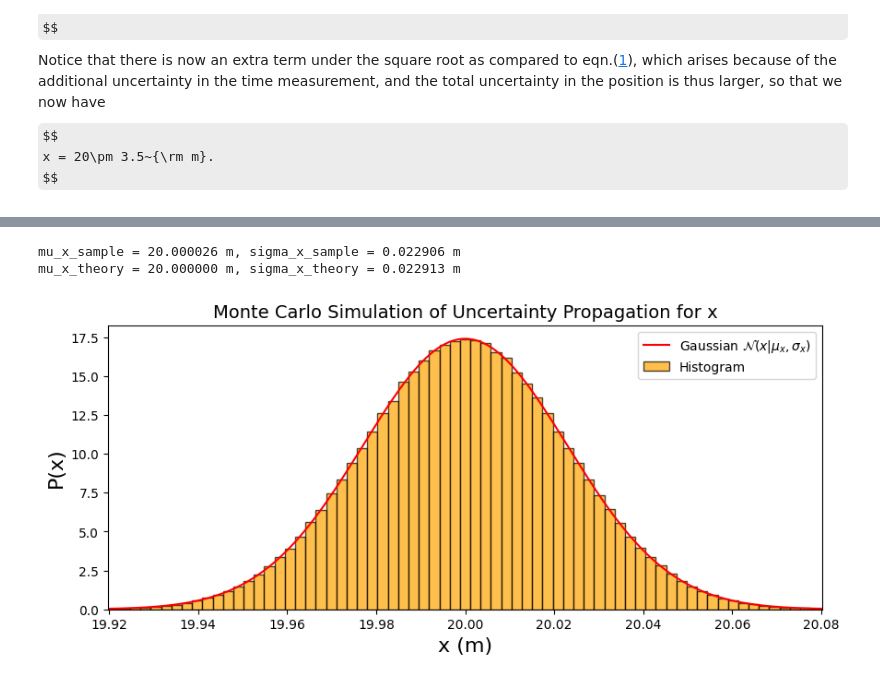
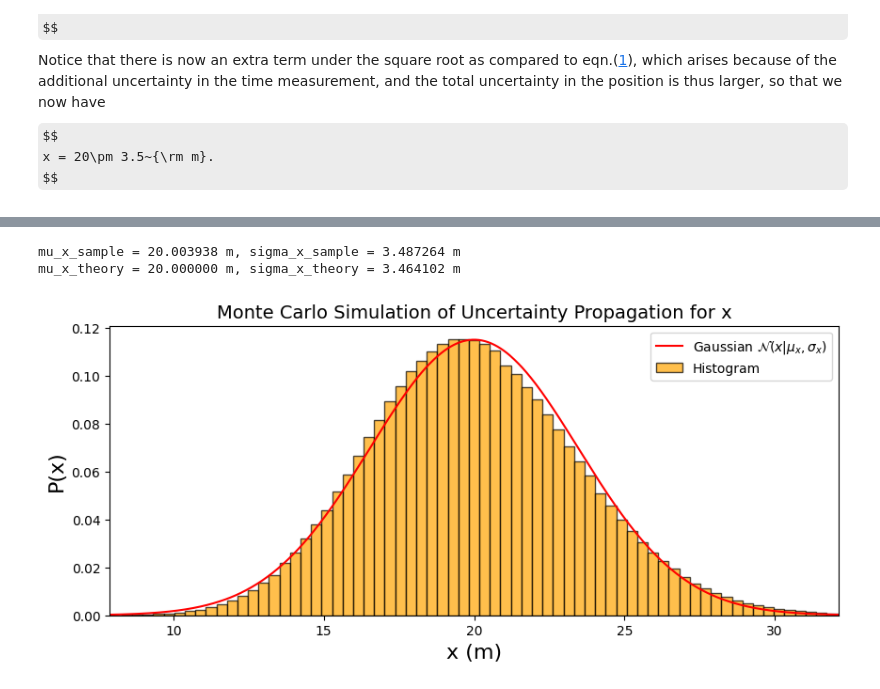
Before and after one commit to enigma-igm/Phys29_S24, a Jupyter notebook: Phys29/lectures/Week8/03_error_propagation.ipynb, the cells around one changed output, grey strips where cells are left out. Drawn from its saved outputs; the diff is of its cells as text; code cells hidden in the pictures; some formulas as TeX source.

```diff
--- a/Phys29/lectures/Week8/03_error_propagation.ipynb
+++ b/Phys29/lectures/Week8/03_error_propagation.ipynb
@@ -176,9 +176,9 @@ seed = 42
 rng = np.random.default_rng(seed)
 
 # Define the means and standard deviations of the distributions
-mu_x0, sigma_x0 = 10, 0.01 #2
-mu_v0, sigma_v0 = 5, 0.01  #1
-mu_t, sigma_t = 2, 1e-3 #0.4
+mu_x0, sigma_x0 = 10, 2
+mu_v0, sigma_v0 = 5, 1
+mu_t, sigma_t = 2, 0.4
 
 # Generate samples from the distributions
 x0_samples = rng.normal(mu_x0, sigma_x0, 1000000)
@@ -191,41 +191,40 @@ x_samples = x0_samples + v0_samples * t_samples
 # Calculate the mean and standard deviation derived from the
 # properties of the mean and variance operators
 mu_x_theory = mu_x0 + mu_v0 * mu_t
-sigma_x_theory = np.sqrt(sigma_x0**2 + (mu_v0**2 * sigma_t**2) + (sigma_v0**2 * mu_t**2))
+sigma_x_theory = np.sqrt(sigma_x0**2 + (mu_v0**2 * sigma_t**2) + (mu_t**2*sigma_v0**2))
 
 # Calculate the mean and standard deviation of the actual random x samples
 mu_x_sample = np.mean(x_samples)
 sigma_x_sample = np.std(x_samples)
-
 
 # Compute the histogram
 bins = np.linspace(mu_x_theory - 5*sigma_x_theory, mu_x_theory + 5*sigma_x_theory, 100)
 counts, _ = np.histogram(x_samples, bins=bins, density=True)
 
 
 # Plot the histogram and the Gaussian distribution function
 fig, ax = plt.subplots(figsize=(10, 4))
 # Plot the histogram
 ax.bar(bins[:-1], counts, width=np.diff(bins), align='edge', color='orange', alpha=0.7, edgecolor='black', label='Histogram')
 
-# Compute the Gaussian distribution function on a finer grid
+# Compute the Gaussian distribution function on a finer grid. Recall that this is only approximate.
 x_fine = np.linspace(mu_x_theory - 5*sigma_x_theory, mu_x_theory + 5*sigma_x_theory, 1000)
 gaussian = stats.norm.pdf(x_fine, loc=mu_x_theory, scale=sigma_x_theory)
 
 # Plot the Gaussian distribution function
 ax.plot(x_fine, gaussian, 'r-', label=r'Gaussian $\mathcal{N}(x|\mu_x, \sigma_x)$')
 ax.set_xlim(mu_x_theory - 3.5*sigma_x_theory, mu_x_theory + 3.5*sigma_x_theory)
 
 # Add labels and legend
 ax.set_xlabel('x (m)', fontsize=16)
 ax.set_ylabel('P(x)', fontsize=16)
 ax.set_title('Monte Carlo Simulation of Uncertainty Propagation for x', fontsize=14)
 plt.legend()
 
 # Print the results
 print(f"mu_x_sample = {mu_x_sample:.6f} m, sigma_x_sample = {sigma_x_sample:.6f} m")
 print(f"mu_x_theory = {mu_x_theory:.6f} m, sigma_x_theory = {sigma_x_theory:.6f} m")
 # %% [output]
-mu_x_sample = 20.000026 m, sigma_x_sample = 0.022906 m
-mu_x_theory = 20.000000 m, sigma_x_theory = 0.022913 m
+mu_x_sample = 20.003938 m, sigma_x_sample = 3.487264 m
+mu_x_theory = 20.000000 m, sigma_x_theory = 3.464102 m
-[figure, old version]
+[figure, new version]
```
Also changed, not shown: parts of 3 cells of this notebook.
